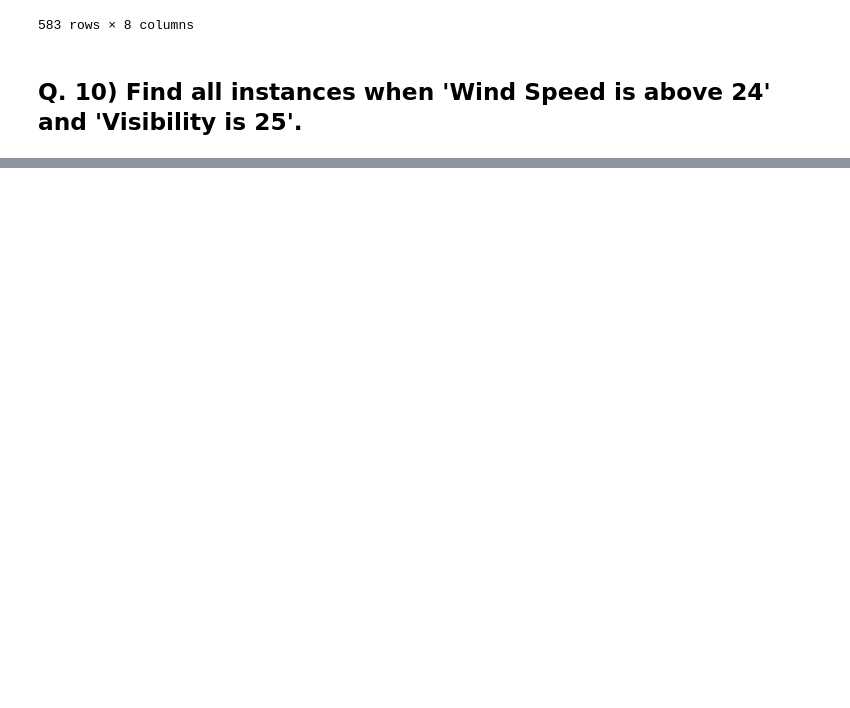
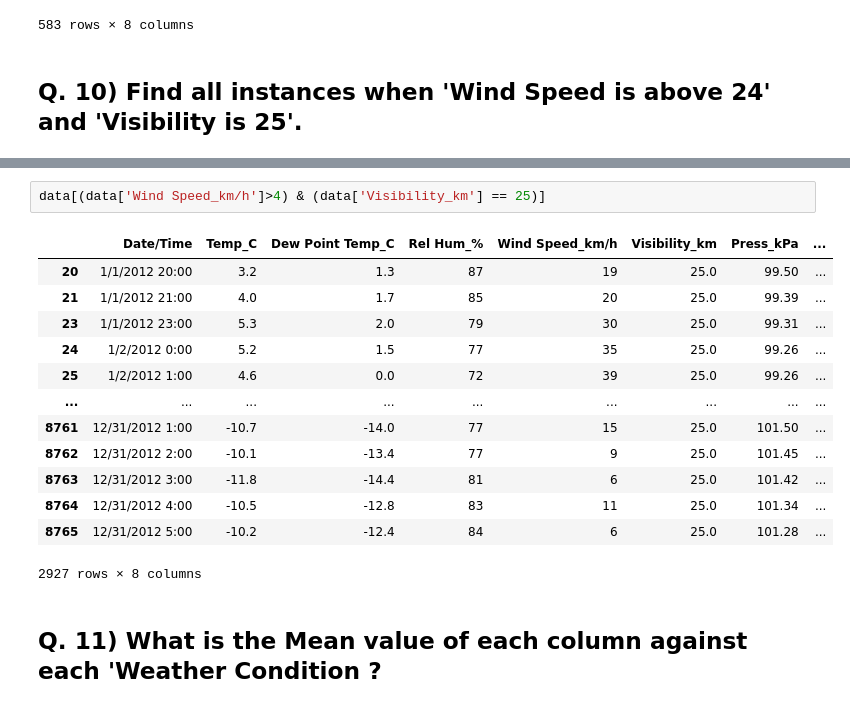
Before and after one commit to rifatabrarjowad/basicDAProject, a Jupyter notebook: Project01/main.ipynb, the cells around one changed output, grey strips where cells are left out. Drawn from its saved outputs; the diff is of its cells as text; blank space fills up the shorter version.

```diff
--- a/Project01/main.ipynb
+++ b/Project01/main.ipynb
@@ -392,0 +399,18 @@ data[data['Weather Condition'].str.contains('Snow')]
+# %%
+data[(data['Wind Speed_km/h']>4) & (data['Visibility_km'] == 25)]
+# %% [output]
+|  | Date/Time | Temp_C | Dew Point Temp_C | Rel Hum_% | Wind Speed_km/h | Visibility_km | Press_kPa | ... |
+| 20 | 1/1/2012 20:00 | 3.2 | 1.3 | 87 | 19 | 25.0 | 99.50 | ... |
+| 21 | 1/1/2012 21:00 | 4.0 | 1.7 | 85 | 20 | 25.0 | 99.39 | ... |
+| 23 | 1/1/2012 23:00 | 5.3 | 2.0 | 79 | 30 | 25.0 | 99.31 | ... |
+| 24 | 1/2/2012 0:00 | 5.2 | 1.5 | 77 | 35 | 25.0 | 99.26 | ... |
+| 25 | 1/2/2012 1:00 | 4.6 | 0.0 | 72 | 39 | 25.0 | 99.26 | ... |
+| ... | ... | ... | ... | ... | ... | ... | ... | ... |
+| 8761 | 12/31/2012 1:00 | -10.7 | -14.0 | 77 | 15 | 25.0 | 101.50 | ... |
+| 8762 | 12/31/2012 2:00 | -10.1 | -13.4 | 77 | 9 | 25.0 | 101.45 | ... |
+| 8763 | 12/31/2012 3:00 | -11.8 | -14.4 | 81 | 6 | 25.0 | 101.42 | ... |
+| 8764 | 12/31/2012 4:00 | -10.5 | -12.8 | 83 | 11 | 25.0 | 101.34 | ... |
+| 8765 | 12/31/2012 5:00 | -10.2 | -12.4 | 84 | 6 | 25.0 | 101.28 | ... |
+2927 rows × 8 columns
+# %% [markdown]
+## Q. 11) What is the Mean value of each column against each 'Weather Condition ?
```
Also changed, not shown: parts of 3 cells of this notebook.
